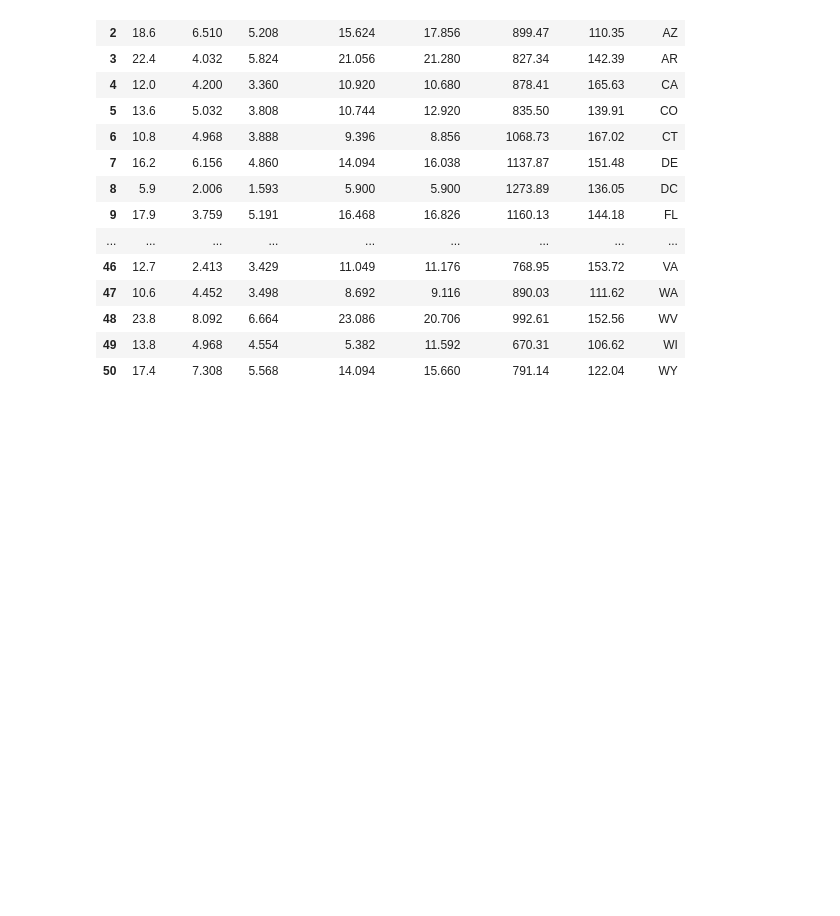
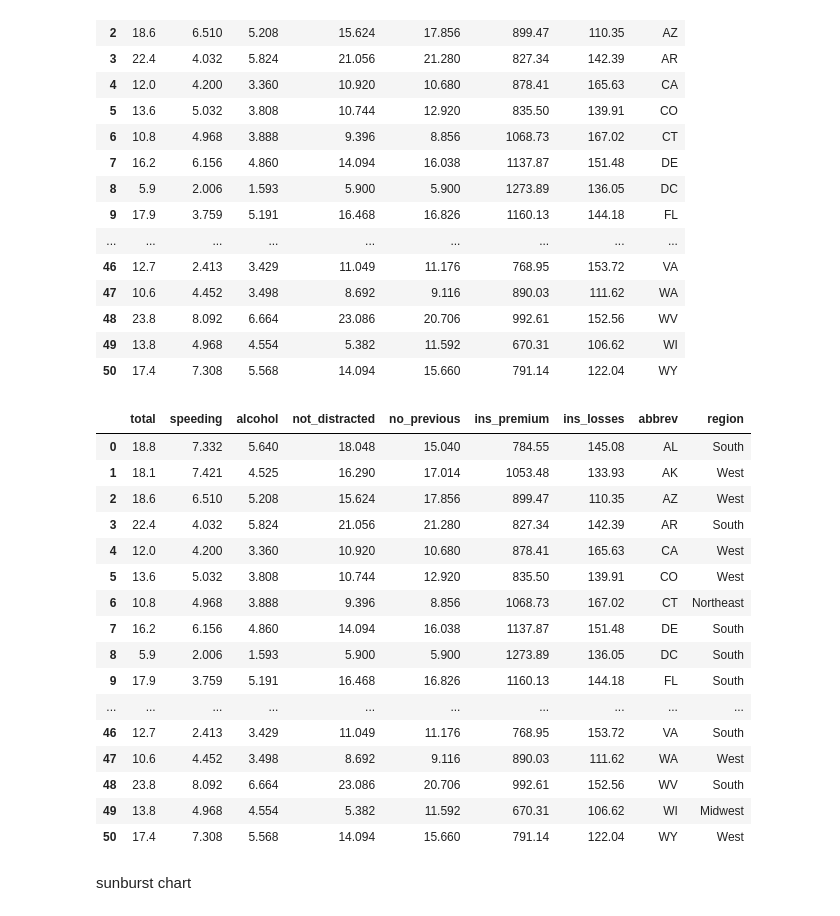
Before and after one commit to shivaniyadav31/Python-Data-Science, a Jupyter notebook: Data Visualization/plotly.ipynb, the cells around one changed output. Drawn from its saved outputs; the diff is of its cells as text; code cells hidden in the pictures; blank space fills up the shorter version.

```diff
--- a/Data Visualization/plotly.ipynb
+++ b/Data Visualization/plotly.ipynb
@@ -53 +62,37 @@ fig.update_traces(textposition='inside')
 fig.show()
+# %%
+# Manually map states to regions
+region_map = {
+    'CT': 'Northeast', 'ME': 'Northeast', 'MA': 'Northeast', 'NH': 'Northeast', 'RI': 'Northeast', 'VT': 'Northeast',
+    'NJ': 'Northeast', 'NY': 'Northeast', 'PA': 'Northeast',
+    'IL': 'Midwest', 'IN': 'Midwest', 'MI': 'Midwest', 'OH': 'Midwest', 'WI': 'Midwest',
+    'IA': 'Midwest', 'KS': 'Midwest', 'MN': 'Midwest', 'MO': 'Midwest', 'NE': 'Midwest', 'ND': 'Midwest', 'SD': 'Midwest',
+    'DE': 'South', 'FL': 'South', 'GA': 'South', 'MD': 'South', 'NC': 'South', 'SC': 'South', 'VA': 'South', 'DC': 'South',
+    'WV': 'South', 'AL': 'South', 'KY': 'South', 'MS': 'South', 'TN': 'South', 'AR': 'South', 'LA': 'South', 'OK': 'South', 'TX': 'South',
+    'AZ': 'West', 'CO': 'West', 'ID': 'West', 'MT': 'West', 'NV': 'West', 'NM': 'West', 'UT': 'West', 'WY': 'West',
+    'AK': 'West', 'CA': 'West', 'HI': 'West', 'OR': 'West', 'WA': 'West'
+}
+
+# Add region column using abbrev
+df['region'] = df['abbrev'].map(region_map)  #map function to create a new column 'region' based on 'abbrev'
+df
+# %% [output]
+|  | total | speeding | alcohol | not_distracted | no_previous | ins_premium | ins_losses | abbrev | region |
+| 0 | 18.8 | 7.332 | 5.640 | 18.048 | 15.040 | 784.55 | 145.08 | AL | South |
+| 1 | 18.1 | 7.421 | 4.525 | 16.290 | 17.014 | 1053.48 | 133.93 | AK | West |
+| 2 | 18.6 | 6.510 | 5.208 | 15.624 | 17.856 | 899.47 | 110.35 | AZ | West |
+| 3 | 22.4 | 4.032 | 5.824 | 21.056 | 21.280 | 827.34 | 142.39 | AR | South |
+| 4 | 12.0 | 4.200 | 3.360 | 10.920 | 10.680 | 878.41 | 165.63 | CA | West |
+| 5 | 13.6 | 5.032 | 3.808 | 10.744 | 12.920 | 835.50 | 139.91 | CO | West |
+| 6 | 10.8 | 4.968 | 3.888 | 9.396 | 8.856 | 1068.73 | 167.02 | CT | Northeast |
+| 7 | 16.2 | 6.156 | 4.860 | 14.094 | 16.038 | 1137.87 | 151.48 | DE | South |
+| 8 | 5.9 | 2.006 | 1.593 | 5.900 | 5.900 | 1273.89 | 136.05 | DC | South |
+| 9 | 17.9 | 3.759 | 5.191 | 16.468 | 16.826 | 1160.13 | 144.18 | FL | South |
+| ... | ... | ... | ... | ... | ... | ... | ... | ... | ... |
+| 46 | 12.7 | 2.413 | 3.429 | 11.049 | 11.176 | 768.95 | 153.72 | VA | South |
+| 47 | 10.6 | 4.452 | 3.498 | 8.692 | 9.116 | 890.03 | 111.62 | WA | West |
+| 48 | 23.8 | 8.092 | 6.664 | 23.086 | 20.706 | 992.61 | 152.56 | WV | South |
+| 49 | 13.8 | 4.968 | 4.554 | 5.382 | 11.592 | 670.31 | 106.62 | WI | Midwest |
+| 50 | 17.4 | 7.308 | 5.568 | 14.094 | 15.660 | 791.14 | 122.04 | WY | West |
+# %% [markdown]
+sunburst chart
```
Also changed, not shown: parts of 10 cells of this notebook, 3 other files.
